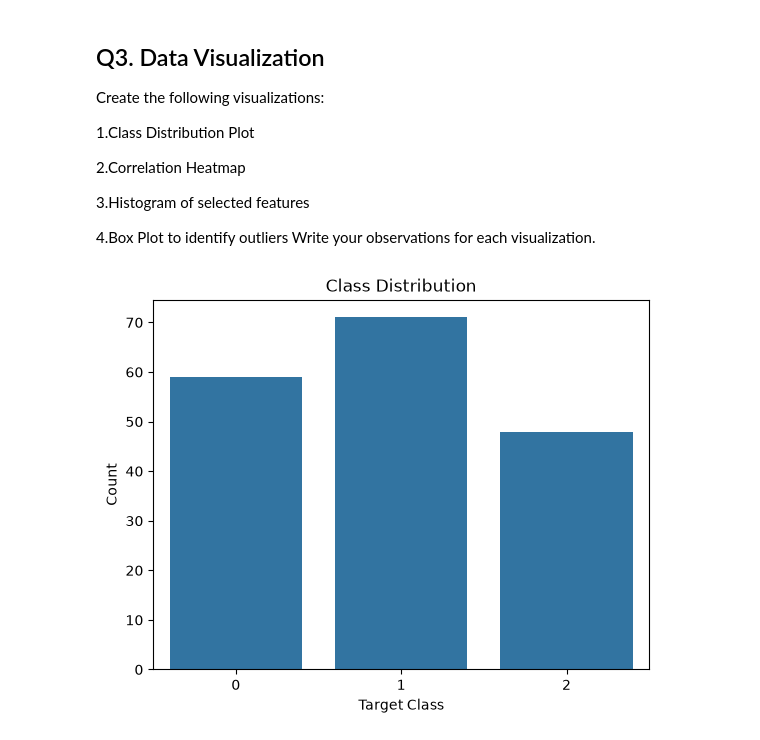
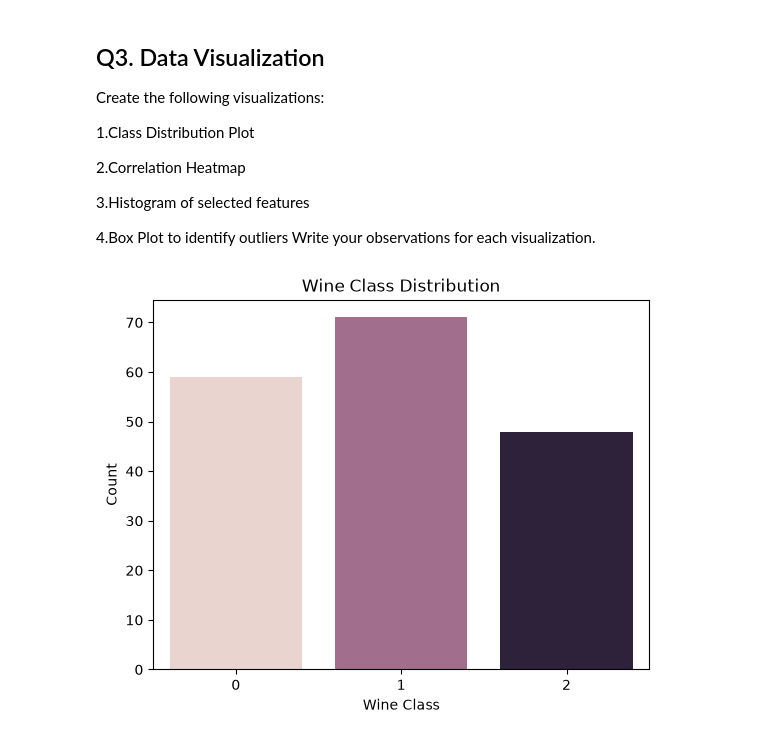
Before and after one commit to dikshasable120/Machine-learning-ML-, a Jupyter notebook: Assignment 4/Assign4.ipynb, the cells around one changed output. Drawn from its saved outputs; the diff is of its cells as text; code cells hidden in the pictures.

```diff
--- a/Assignment 4/Assign4.ipynb
+++ b/Assignment 4/Assign4.ipynb
@@ -143,15 +143,13 @@ Create the following visualizations:
 4.Box Plot to identify outliers
 Write your observations for each visualization.
 # %%
+# class distribution plot
+import seaborn as sns
 import matplotlib.pyplot as plt
-import seaborn as sns
+sns.countplot(x=y_series, hue=y_series, legend=False)
+plt.title("Wine Class Distribution")
+plt.xlabel("Wine Class")
+plt.ylabel("Count")
+plt.show()
+# %% [output]
+[figure, added]
-# %%
-# class Distribution plot
-sns.countplot(x=y_series)
-plt.title("Class Distribution")
-plt.xlabel("Target Class")
-plt.ylabel("Count")
-
-plt.show()
-# %% [output]
-[figure, removed]
```
Also changed, not shown: parts of 31 cells of this notebook, 1 other file.
